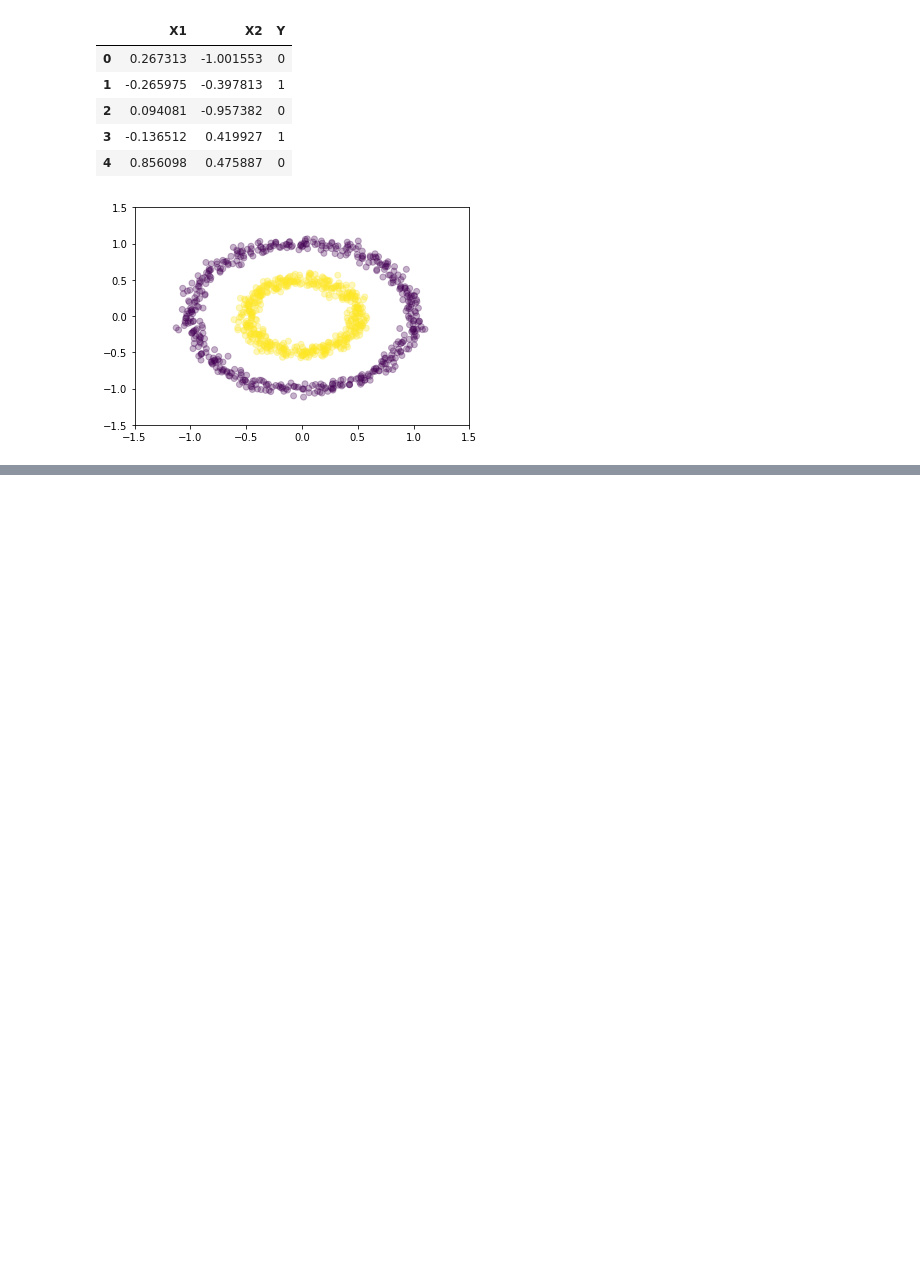
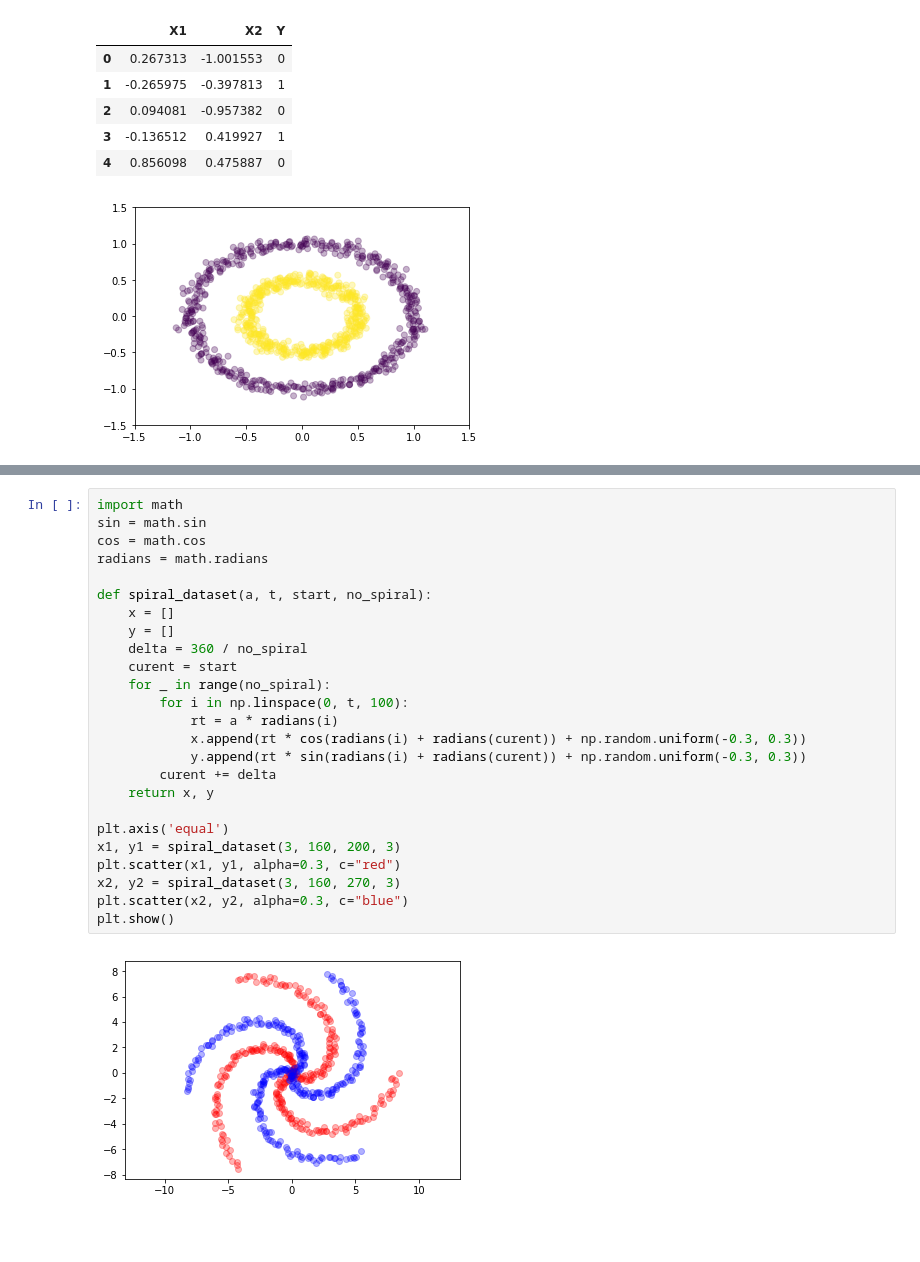
Before and after one commit to tuanthi/Machine-Learning-Course, a Jupyter notebook: numpy_class/dattran.numpy.class.ipynb, the cells around one changed output, grey strips where cells are left out. Saved outputs shown, nothing was run; the diff lists cells and outputs as text; blank space fills up the shorter version.

```diff
--- a/numpy_class/dattran.numpy.class.ipynb
+++ b/numpy_class/dattran.numpy.class.ipynb
@@ -228,0 +236,29 @@ df.head()
+# %%
+import math
+sin = math.sin
+cos = math.cos
+radians = math.radians
+
+def spiral_dataset(a, t, start, no_spiral):
+    x = []
+    y = []
+    delta = 360 / no_spiral
+    curent = start
+    for _ in range(no_spiral):
+        for i in np.linspace(0, t, 100):
+            rt = a * radians(i)
+            x.append(rt * cos(radians(i) + radians(curent)) + np.random.uniform(-0.3, 0.3))
+            y.append(rt * sin(radians(i) + radians(curent)) + np.random.uniform(-0.3, 0.3))
+        curent += delta
+    return x, y
+
+plt.axis('equal')
+x1, y1 = spiral_dataset(3, 160, 200, 3)
+plt.scatter(x1, y1, alpha=0.3, c="red")
+x2, y2 = spiral_dataset(3, 160, 270, 3)
+plt.scatter(x2, y2, alpha=0.3, c="blue")
+plt.show()
+# %% [output]
+[figure, added]
+# %% [markdown]
+##
```
Also changed, not shown: parts of 5 cells of this notebook.
